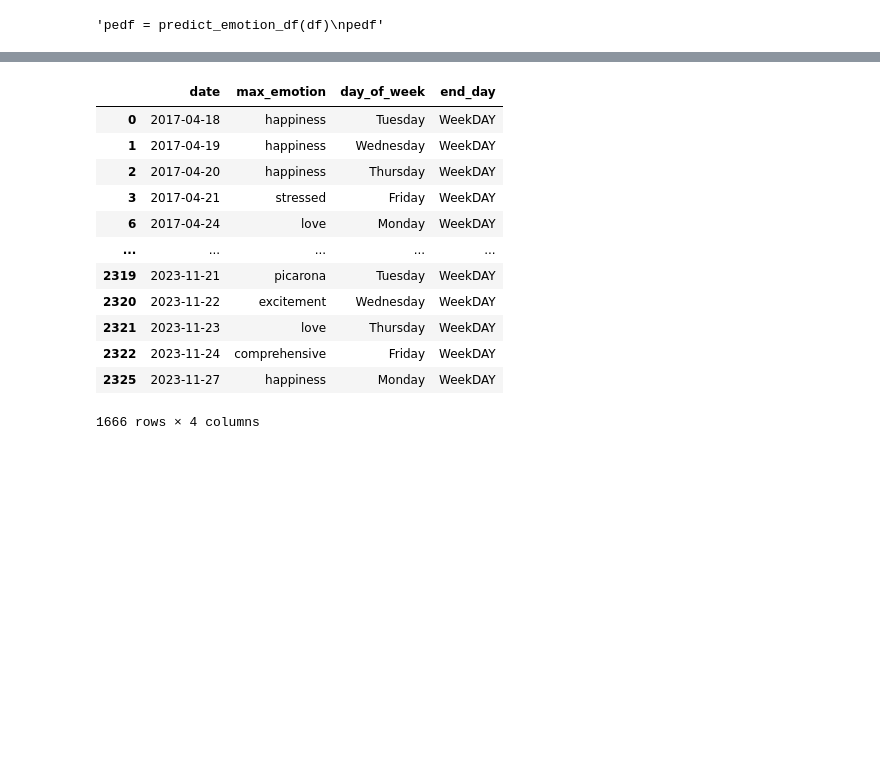
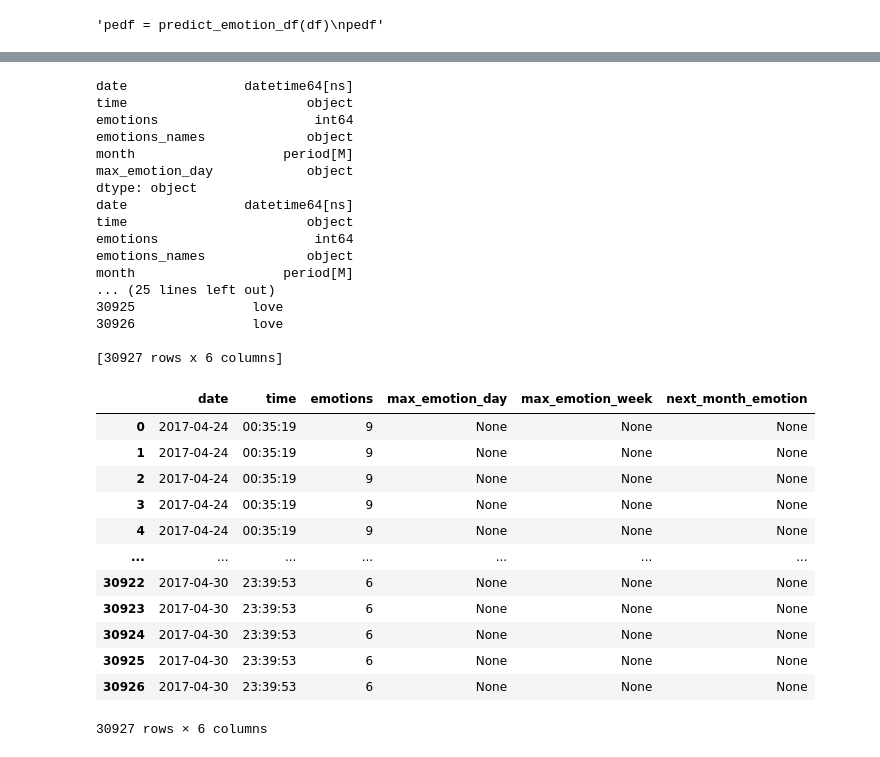
Before and after one commit to emmacunill/Take_Care, a Jupyter notebook: notebooks/transform.ipynb, the cells around one changed output, grey strips where cells are left out. Cells and saved outputs as stored; diff of their text form; code cells hidden in the pictures; blank space fills up the shorter version.

```diff
--- a/notebooks/transform.ipynb
+++ b/notebooks/transform.ipynb
@@ -289,17 +330,34 @@ def predict_emotion_df():
-# %%
-df3_last_week = day[day['end_day'] == 'WeekDAY']
-df3_last_week
-# %% [output]
-|  | date | max_emotion | day_of_week | end_day |
-| 0 | 2017-04-18 | happiness | Tuesday | WeekDAY |
-| 1 | 2017-04-19 | happiness | Wednesday | WeekDAY |
-| 2 | 2017-04-20 | happiness | Thursday | WeekDAY |
-| 3 | 2017-04-21 | stressed | Friday | WeekDAY |
-| 6 | 2017-04-24 | love | Monday | WeekDAY |
-| ... | ... | ... | ... | ... |
-| 2319 | 2023-11-21 | picarona | Tuesday | WeekDAY |
-| 2320 | 2023-11-22 | excitement | Wednesday | WeekDAY |
-| 2321 | 2023-11-23 | love | Thursday | WeekDAY |
-| 2322 | 2023-11-24 | comprehensive | Friday | WeekDAY |
-| 2325 | 2023-11-27 | happiness | Monday | WeekDAY |
-1666 rows × 4 columns
+# %%
+'''pedf = predict_emotion_df(df)
+pedf'''
+# %% [output]
+date               datetime64[ns]
+time                       object
+emotions                    int64
+emotions_names             object
+month                   period[M]
+max_emotion_day            object
+dtype: object
+date               datetime64[ns]
+time                       object
+emotions                    int64
+emotions_names             object
+month                   period[M]
+... (25 lines left out)
+30925               love
+30926               love
+
+[30927 rows x 6 columns]
+|  | date | time | emotions | max_emotion_day | max_emotion_week | next_month_emotion |
+| 0 | 2017-04-24 | 00:35:19 | 9 | None | None | None |
+| 1 | 2017-04-24 | 00:35:19 | 9 | None | None | None |
+| 2 | 2017-04-24 | 00:35:19 | 9 | None | None | None |
+| 3 | 2017-04-24 | 00:35:19 | 9 | None | None | None |
+| 4 | 2017-04-24 | 00:35:19 | 9 | None | None | None |
+| ... | ... | ... | ... | ... | ... | ... |
+| 30922 | 2017-04-30 | 23:39:53 | 6 | None | None | None |
+| 30923 | 2017-04-30 | 23:39:53 | 6 | None | None | None |
+| 30924 | 2017-04-30 | 23:39:53 | 6 | None | None | None |
+| 30925 | 2017-04-30 | 23:39:53 | 6 | None | None | None |
+| 30926 | 2017-04-30 | 23:39:53 | 6 | None | None | None |
+30927 rows × 6 columns
```
Also changed, not shown: parts of 11 cells of this notebook.
